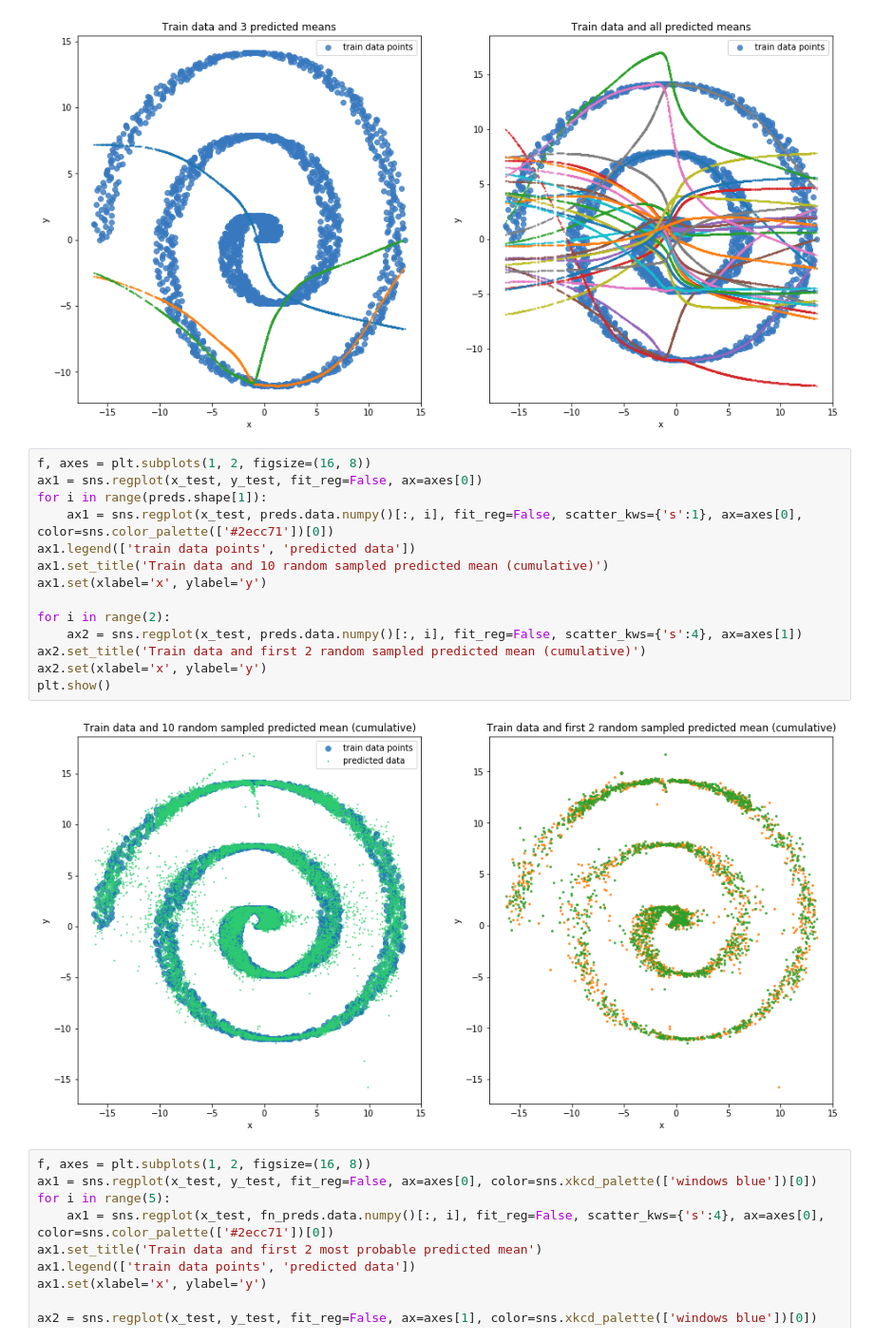
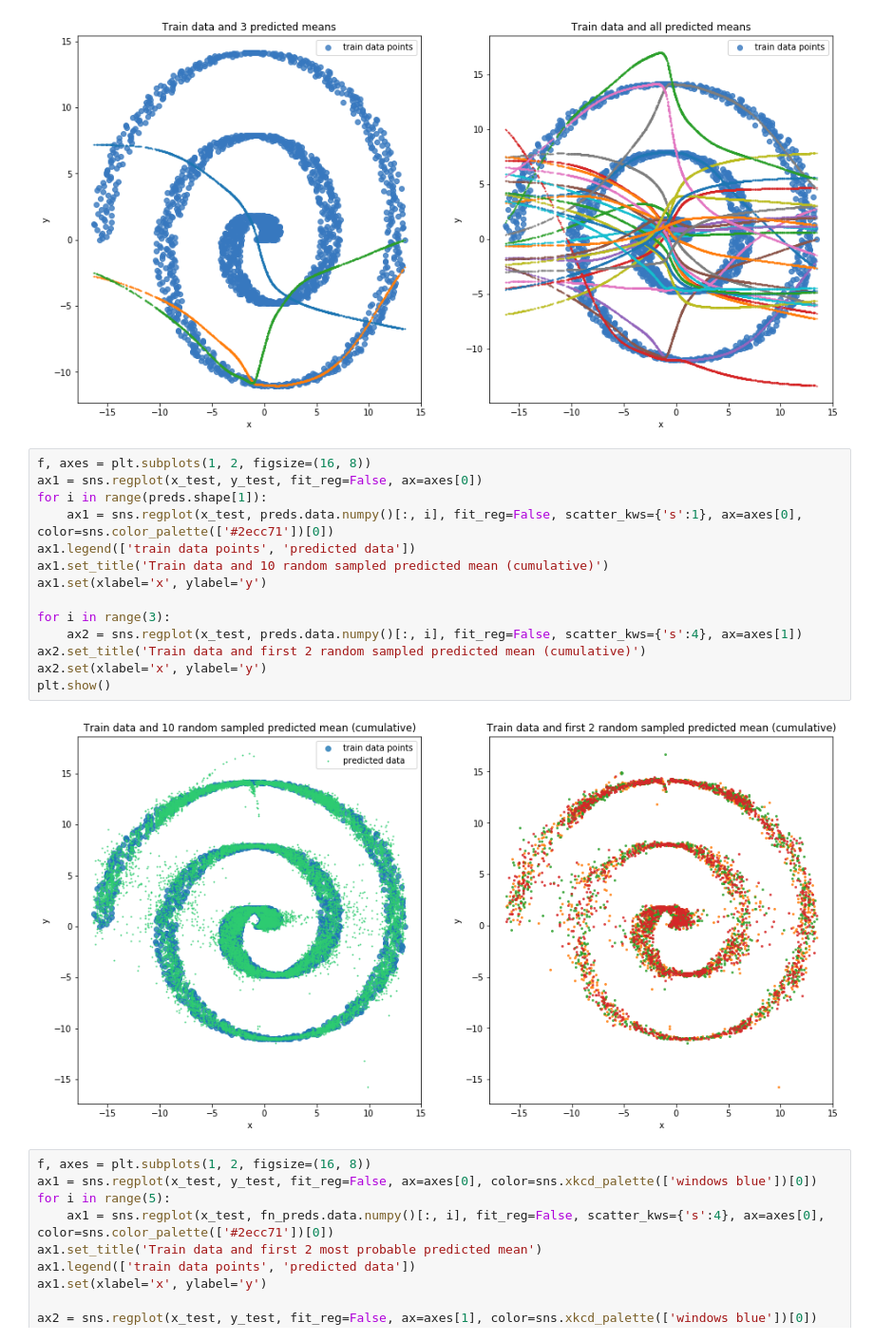
Before and after one commit to moonl1ght/MDN, a Jupyter notebook: MDN.ipynb, the cells around one changed output. Shown at 95% size. Cells and saved outputs as stored; diff of their text form.

```diff
--- a/MDN.ipynb
+++ b/MDN.ipynb
@@ -513,19 +513,19 @@ plt.show()
 # %%
 f, axes = plt.subplots(1, 2, figsize=(16, 8))
 ax1 = sns.regplot(x_test, y_test, fit_reg=False, ax=axes[0])
 for i in range(preds.shape[1]):
     ax1 = sns.regplot(x_test, preds.data.numpy()[:, i], fit_reg=False, scatter_kws={'s':1}, ax=axes[0], color=sns.color_palette(['#2ecc71'])[0])
 ax1.legend(['train data points', 'predicted data'])
 ax1.set_title('Train data and 10 random sampled predicted mean (cumulative)')
 ax1.set(xlabel='x', ylabel='y')
 
-for i in range(2):
+for i in range(3):
     ax2 = sns.regplot(x_test, preds.data.numpy()[:, i], fit_reg=False, scatter_kws={'s':4}, ax=axes[1])
 ax2.set_title('Train data and first 2 random sampled predicted mean (cumulative)')
 ax2.set(xlabel='x', ylabel='y')
 plt.show()
 # %% [output]
-[figure, old version]
+[figure, new version]
 # %%
 f, axes = plt.subplots(1, 2, figsize=(16, 8))
 ax1 = sns.regplot(x_test, y_test, fit_reg=False, ax=axes[0], color=sns.xkcd_palette(['windows blue'])[0])
```
